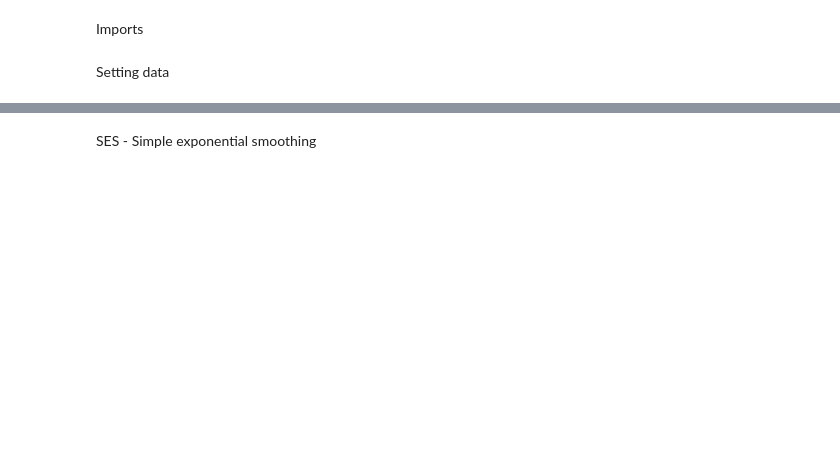
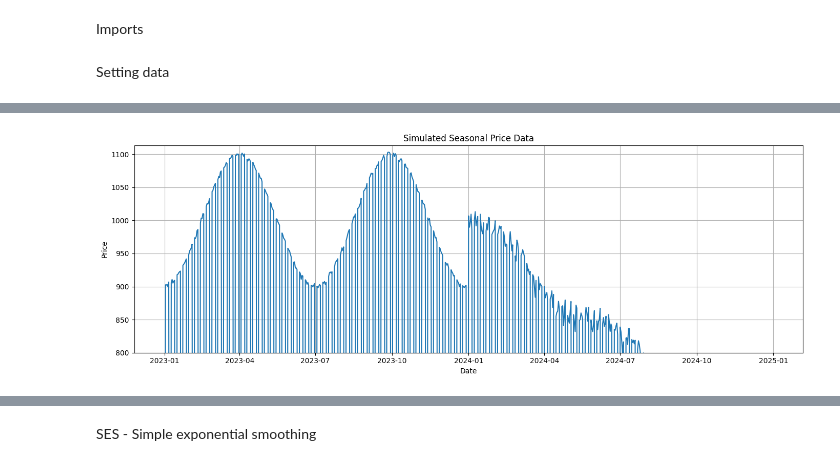
Before and after one commit to AndrijaLazic/Time-Series-Forecasting, a Jupyter notebook: python-roi/main.ipynb, the cells around one changed output, grey strips where cells are left out. Drawn from its saved outputs; the diff is of its cells as text; code cells hidden in the pictures; blank space fills up the shorter version.

Commit message:
New dataset

```diff
--- a/python-roi/main.ipynb
+++ b/python-roi/main.ipynb
@@ -141,3 +189,77 @@ seasonal__dataframe[["date", "price"]].to_csv("Data/seasonal_price_data.csv", in
+# %%
+#Banduka dataset
+# Configuration
+start_date = "2023-01-01"
+end_date = "2023-12-31"
+zero_on_weekends = True  # Set True if you want prices to be 0 on weekends
+
+# Generate date range
+dates = pandas.date_range(start=start_date, end=end_date, freq="D")
+seasonal__dataframe = pandas.DataFrame({"date": dates})
+seasonal__dataframe["day_of_year"] = seasonal__dataframe["date"].dt.dayofyear
+seasonal__dataframe["day_of_week"] = seasonal__dataframe["date"].dt.dayofweek  # 0=Mon, ..., 6=Sun
+
+# Generate seasonal pattern (using sine curve)
+# Example: simulate higher prices in middle of year (summer)
+shift_days = 45
+seasonal_pattern = 1000 + 100 * numpy.sin(4 * numpy.pi * (seasonal__dataframe["day_of_year"] - shift_days) / 365)
+
+# Add random noise
+noise = numpy.random.normal(0, 2.0, size=len(seasonal__dataframe))
+
+# Final price = seasonality + trend + noise
+seasonal__dataframe["price"] = seasonal_pattern + noise
+
+# Optionally zero out weekends
+if zero_on_weekends:
+    seasonal__dataframe.loc[seasonal__dataframe["day_of_week"] >= 5, "price"] = 0
+
+dataset = seasonal__dataframe.copy()
+
+start_date = "2024-01-01"
+end_date = "2024-12-31"
+zero_on_weekends = True  # Set True if you want prices to be 0 on weekends
+
+# Generate date range
+dates = pandas.date_range(start=start_date, end=end_date, freq="D")
+seasonal_plus_linear_growth_dataframe = pandas.DataFrame({"date": dates})
+seasonal_plus_linear_growth_dataframe["day_of_year"] = seasonal_plus_linear_growth_dataframe["date"].dt.dayofyear
+seasonal_plus_linear_growth_dataframe["day_of_week"] = seasonal_plus_linear_growth_dataframe["date"].dt.dayofweek  # 0=Mon, ..., 6=Sun
+
+# Generate seasonal pattern (using sine curve)
+# Example: simulate higher prices in middle of year (summer)
+seasonal_pattern = 1000 + 20 * numpy.sin(5 * numpy.pi * seasonal_plus_linear_growth_dataframe["day_of_year"] / 365) #
+
+# Add some trend (e.g., slow increase over time)
+trend = seasonal_plus_linear_growth_dataframe["day_of_year"] * 1
+
+# Add random noise
+noise = numpy.random.normal(0, 10.0, size=len(seasonal_plus_linear_growth_dataframe))
+
+# Final price = seasonality + trend + noise
+seasonal_plus_linear_growth_dataframe["price"] = seasonal_pattern - trend + noise
+
+# Optionally zero out weekends
+if zero_on_weekends:
+    seasonal_plus_linear_growth_dataframe.loc[seasonal_plus_linear_growth_dataframe["day_of_week"] >= 5, "price"] = 0
+
+dataset = pandas.concat([dataset, seasonal_plus_linear_growth_dataframe], axis=0, ignore_index=False)
+
+
+plt.figure(figsize=(14, 5))
+plt.plot(dataset["date"], dataset["price"])
+plt.title("Simulated Seasonal Price Data")
+plt.xlabel("Date")
+plt.ylabel("Price")
+plt.grid(True)
+plt.tight_layout()
+plt.ylim(800, dataset["price"].max() + 10)
+plt.show()
+
+# Save to CSV
+dataset[["date", "price"]].to_csv("Data/banduka_df.csv", index=False)
+# %% [output]
+[figure, added]
 # %%
 # df_300 = pandas.read_csv("Data/quality_controls2.csv")
 # cols = ['frequency', 'costType', 'risk_id', 'created_at']
```
Also changed, not shown: parts of 13 cells of this notebook, 1 other file.
